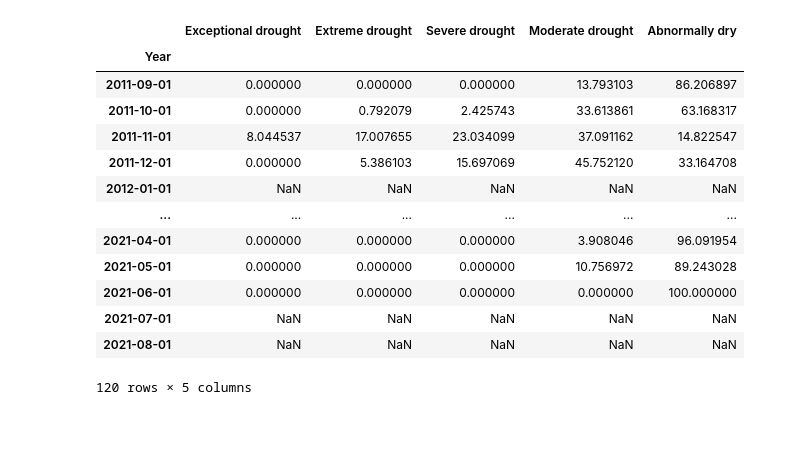
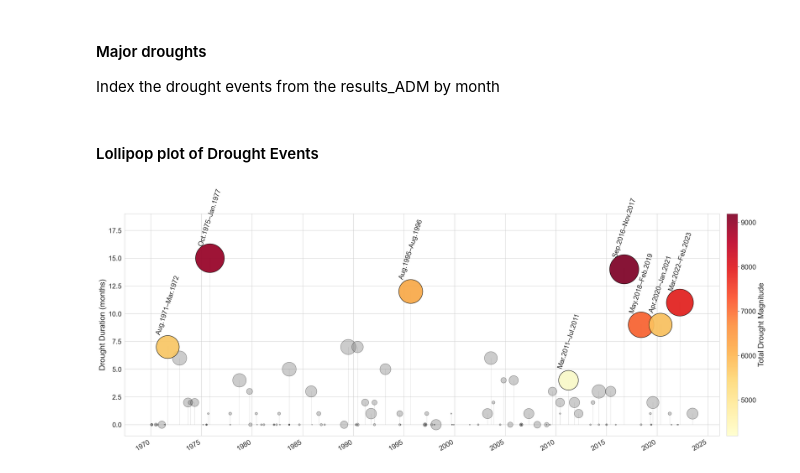
Before and after one commit to klekarkar/mHM_IO_dataprocessing, a Jupyter notebook: SMI_journal_plotting.ipynb, the cells around one changed output. Saved outputs shown, nothing was run; the diff lists cells and outputs as text; code cells hidden in the pictures; blank space fills up the shorter version.

Commit message:
functionalized smi_analysis and added interesting plots

```diff
--- a/SMI_journal_plotting.ipynb
+++ b/SMI_journal_plotting.ipynb
@@ -90,9 +24,0 @@ Text(0.5, 1.0, 'SMI 2013-06-01T00:00:00.000000000')
-# %%
-#Assign dates to the drought periods
-base_date = datetime(1970, 1, 31) #simulation starts from 1970-01-01, which is mStart=1, so we use 1969-12-31 as the base date
-
-def add_months(months):
-    return base_date + relativedelta(months=int(months)-1)
-
-drought_ADM['start_month'] = drought_ADM['mStart'].map(add_months)
-drought_ADM['end_month'] = drought_ADM['mEnd'].map(add_months)
@@ -261,17 +24,0 @@ smi_percentile_df[500:620]
-# %%
-drought_percentile_df[500:620]
-# %% [output]
-|  | Exceptional drought | Extreme drought | Severe drought | Moderate drought | Abnormally dry |
-| Year |  |  |  |  |  |
-| 2011-09-01 | 0.000000 | 0.000000 | 0.000000 | 13.793103 | 86.206897 |
-| 2011-10-01 | 0.000000 | 0.792079 | 2.425743 | 33.613861 | 63.168317 |
-| 2011-11-01 | 8.044537 | 17.007655 | 23.034099 | 37.091162 | 14.822547 |
-| 2011-12-01 | 0.000000 | 5.386103 | 15.697069 | 45.752120 | 33.164708 |
-| 2012-01-01 | NaN | NaN | NaN | NaN | NaN |
-| ... | ... | ... | ... | ... | ... |
-| 2021-04-01 | 0.000000 | 0.000000 | 0.000000 | 3.908046 | 96.091954 |
-| 2021-05-01 | 0.000000 | 0.000000 | 0.000000 | 10.756972 | 89.243028 |
-| 2021-06-01 | 0.000000 | 0.000000 | 0.000000 | 0.000000 | 100.000000 |
-| 2021-07-01 | NaN | NaN | NaN | NaN | NaN |
-| 2021-08-01 | NaN | NaN | NaN | NaN | NaN |
-120 rows × 5 columns
@@ -280,0 +25,15 @@ decades = ['1971:1980', '1981:1990', '1991:2000', '2001:2010', '2011:2020']
+# %% [markdown]
+#### Major droughts
+
+Index the drought events from the results_ADM by month
+# %%
+base_date = datetime(1970, 1, 31) # simulation starts from 1970-01-01, which is mStart=1, so we use 1969-12-31 as the base date
+
+drought_ADM = mdf.assign_date_ADM(drought_ADM, base_date)
+# %% [markdown]
+#### Lollipop plot of Drought Events
+# %%
+#Plot the drought events using the defined lollipop plot function
+plot = mdf.ADM_lolliplot(drought_ADM, top_n_events=8)
+# %% [output]
+[figure, added]
```
Also changed, not shown: parts of 32 cells of this notebook, 3 other files.
